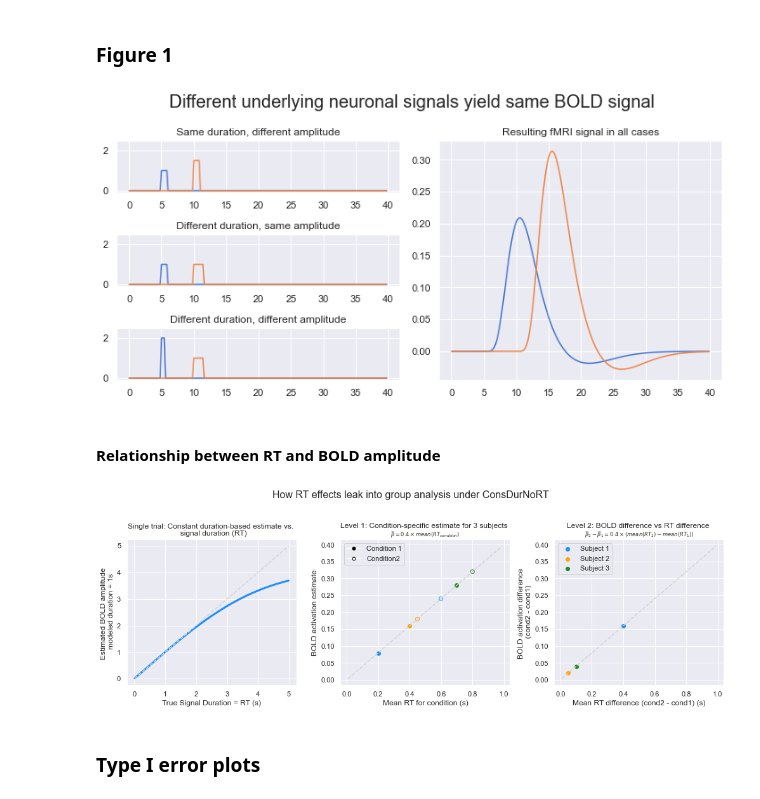
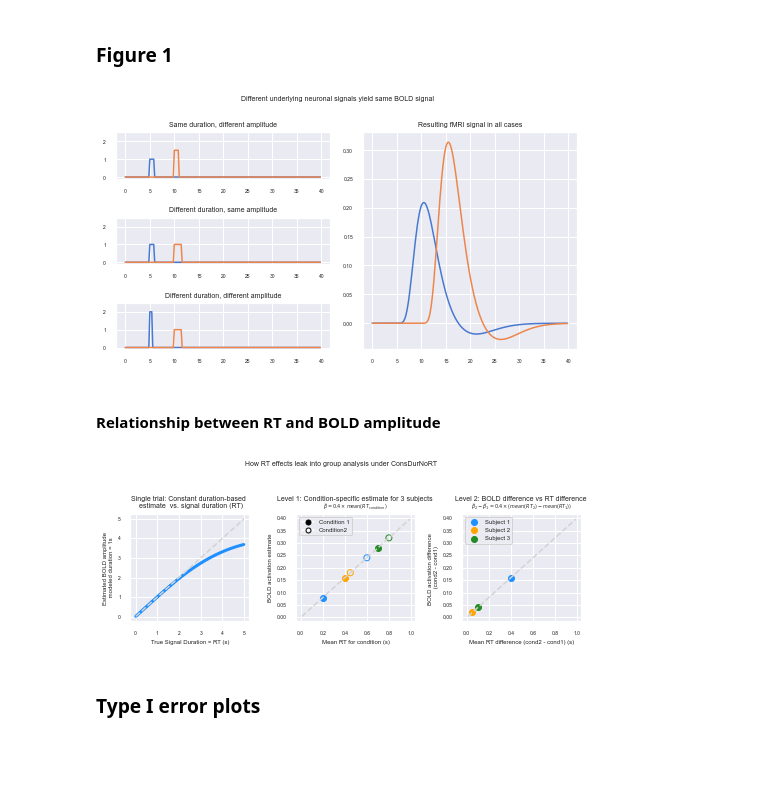
Before and after one commit to jmumford/rt_data_analysis, a Jupyter notebook: secondary_code/paper_figures.ipynb, the cells around one changed output. Saved outputs shown, nothing was run; the diff lists cells and outputs as text; code cells hidden in the pictures; blank space fills up the shorter version.

Commit message:
updated figures

```diff
--- a/secondary_code/paper_figures.ipynb
+++ b/secondary_code/paper_figures.ipynb
@@ -8,8 +8,9 @@ import matplotlib.pyplot as plt
 from matplotlib import colors
 from nilearn.glm.first_level import hemodynamic_models
 from nilearn.plotting import plot_roi
-from nilearn.image import binarize_img, concat_imgs, mean_img
+from nilearn.image import binarize_img, concat_imgs, mean_img, math_img
 import statsmodels.api as sm
+from matplotlib import pylab
 
 def abline(slope, intercept):
     """Plot a line from slope and intercept"""
@@ -20,6 +21,15 @@ def abline(slope, intercept):
 
 sns.set(font_scale = 1)
 sns.set_palette("muted")
+
+params = {'legend.fontsize': 6,
+          'legend.title_fontsize': 7,
+         'axes.labelsize': 6,
+         'axes.titlesize':7,
+         'xtick.labelsize':5,
+         'ytick.labelsize':5,
+         'figure.titlesize': 7}
+pylab.rcParams.update(params)
 # %% [markdown]
 ### Figure 1
 # %%
@@ -60,37 +70,44 @@ reg3b_n = frame_times*0
 reg3b_n[(frame_times>=10) & (frame_times<(10+dur3b))] = amp3b
 
 
-fig = plt.figure(figsize=(10, 5))
+fig = plt.figure(figsize=(7, 4))
+
 fig.suptitle("Different underlying neuronal signals yield same BOLD signal",
-             fontsize=20)
+             fontsize=7)
 gs = GridSpec(nrows=3, ncols=2)
 
 ax0 = fig.add_subplot(gs[0, 0])
 ax0.plot(frame_times, reg1a_n)
 ax0.plot(frame_times, reg1b_n)
 ax0.set_ylim(-.1, 2.5)
 ax0.set_title("Same duration, different amplitude")
 
 ax1 = fig.add_subplot(gs[1, 0])
 ax1.plot(frame_times, reg2a_n)
 ax1.plot(frame_times, reg2b_n)
 ax1.set_ylim(-.1, 2.5)
 ax1.set_title("Different duration, same amplitude")
 
 ax2 = fig.add_subplot(gs[2, 0])
 ax2.plot(frame_times, reg3a_n)
 ax2.plot(frame_times, reg3b_n)
 ax2.set_ylim(-.1, 2.5)
 ax2.set_title("Different duration, different amplitude")
 
 ax3 = fig.add_subplot(gs[:, 1])
 ax3.plot(frame_times, reg1a)
 ax3.plot(frame_times, reg1b)
 ax3.set_title("Resulting fMRI signal in all cases")
+
+
+
 plt.tight_layout()
-plt.savefig('/Users/jeanettemumford/Dropbox/Research/Projects/rt_paper_code/Figures/neuron_same_bold.pdf')
+#plt.savefig('/Users/jeanettemumford/Dropbox/Research/Projects/rt_paper_code/Figures/neuron_same_bold.pdf')
+#plt.savefig('/Users/jeanettemumford/Dropbox/Research/Projects/rt_paper_code/Figures/fig1_neuron_same_bold.jpg',
+#            dpi=300)
+plt.savefig('/Users/jeanettemumford/Dropbox/Research/Projects/rt_paper_code/Figures/fig1_neuron_same_bold.pdf')
 # %% [output]
-[figure, old version]
+[figure, new version]
 # %% [markdown]
 #### Relationship between RT and BOLD amplitude
 # %%
@@ -131,15 +148,15 @@ yvals_line_1 = true_duration
 xvals_line_B = true_duration[true_duration < 1]
 yvals_line_B = B * xvals_line_B
 
-fig, axs = plt.subplots(1,3, figsize = (14, 5))
-fig.suptitle('How RT effects leak into group analysis under ConsDurNoRT \n', fontsize=16)
+fig, axs = plt.subplots(1,3, figsize = (7, 2.8))
+fig.suptitle('How RT effects leak into group analysis under ConsDurNoRT \n', fontsize=7)
 
 axs[0].plot(true_duration, est_bold_amplitude_1s, color = 'dodgerblue',
     linewidth=3)
 axs[0].plot(true_duration, yvals_line_1, color = 'lightgray', linestyle = 'dashed')
 axs[0].set_xlabel("True Signal Duration = RT (s)")
 axs[0].set_ylabel("Estimated BOLD amplitude \n modeled duration = 1s")
-axs[0].set_title('Single trial: Constant duration-based estimate vs. \n  signal duration (RT)')
+axs[0].set_title('Single trial: Constant duration-based \n estimate  vs. signal duration (RT)')
 
 axs[1].plot(xvals_line_B, yvals_line_B, color='lightgray', linestyle = 'dashed')
 sub_colors = ['dodgerblue', 'orange', 'forestgreen']
@@ -151,7 +168,7 @@ legend_elements = [Line2D([0], [0], marker='o', color='w', label='Condition 1',
                           markerfacecolor='black', markeredgecolor='black', markersize=5),
                    Line2D([0], [0], marker='o', color='w', label='Condition2',
                           markerfacecolor='none', markeredgecolor='black', markersize=5)]
-axs[1].legend(handles=legend_elements)
+axs[1].legend(handles=legend_elements, fontsize=6)
 axs[1].set_xlabel('Mean RT for condition (s)')
 axs[1].set_ylabel('BOLD activation estimate')
 axs[1].set_title('Level 1: Condition-specific estimate for 3 subjects \n' r'$_{\widehat\beta = 'f'{B}'r'\times mean(RT_{condition})}$')
@@ -159,17 +176,19 @@ axs[1].set_title('Level 1: Condition-specific estimate for 3 subjects \n' r'$_{\
 axs[2].plot(xvals_line_B, yvals_line_B, color='lightgray', linestyle = 'dashed')
 for sub in range(3):
     axs[2].scatter(rt_diff[sub], est_diff[sub], color=sub_colors[sub], marker='o', label=f'Subject {sub+1}')
-axs[2].legend()
+axs[2].legend(fontsize=6)
 axs[2].set_xlabel('Mean RT difference (cond2 - cond1) (s)')
 axs[2].set_ylabel('BOLD activation difference \n (cond2 - cond1)')
 axs[2].set_title('Level 2: BOLD difference vs RT difference \n' r'$_{\widehat\beta_2 - \widehat\beta_1 = 'f'{B}'r'\times (mean(RT_2) - mean(RT_1))}$')
 
 
-
 fig.tight_layout()
-plt.savefig('/Users/jeanettemumford/Dropbox/Research/Projects/rt_paper_code/Figures/bold_fcn_rt_1sdur_only.pdf')
+#plt.savefig('/Users/jeanettemumford/Dropbox/Research/Projects/rt_paper_code/Figures/bold_fcn_rt_1sdur_only.pdf')
+#plt.savefig('/Users/jeanettemumford/Dropbox/Research/Projects/rt_paper_code/Figures/fig5_bold_fcn_rt_1sdur_only.jpg',
+#            dpi=300)
+plt.savefig('/Users/jeanettemumford/Dropbox/Research/Projects/rt_paper_code/Figures/fig5_bold_fcn_rt_1sdur_only.pdf')
 # %% [output]
-[figure, old version]
+[figure, new version]
 # %% [markdown]
 ### Type I error plots
 # %%
```
Also changed, not shown: parts of 18 cells of this notebook, 3 other files.
